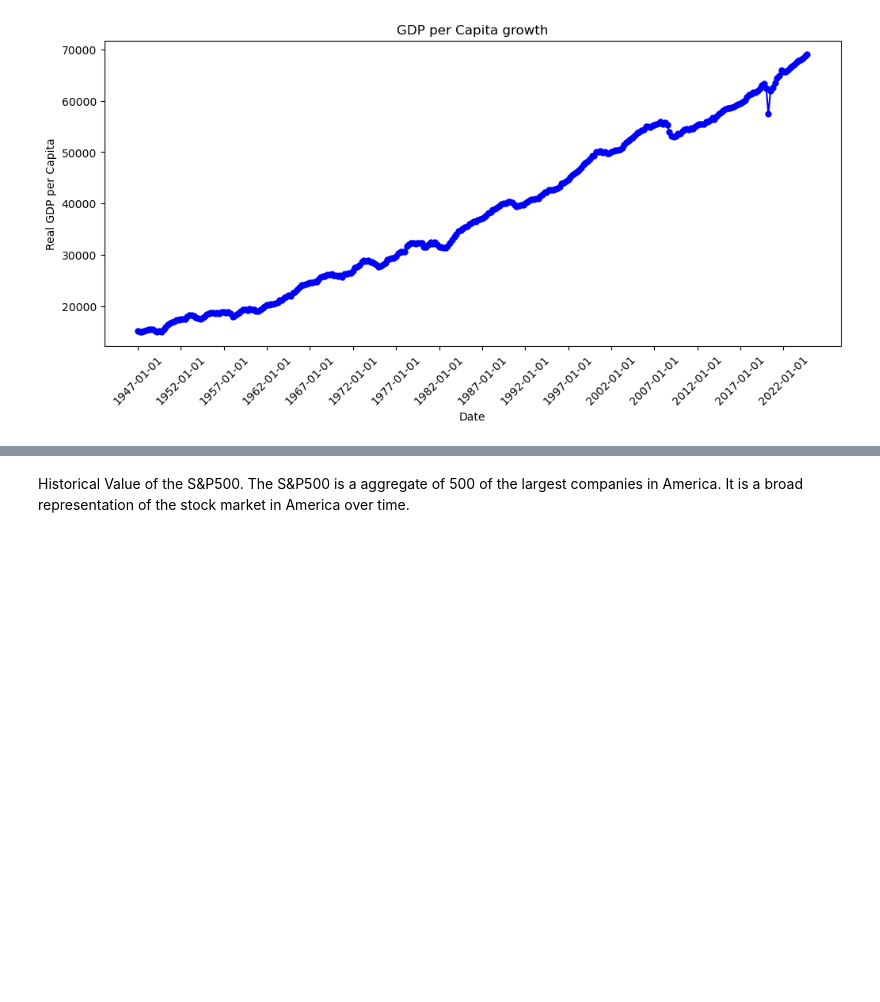
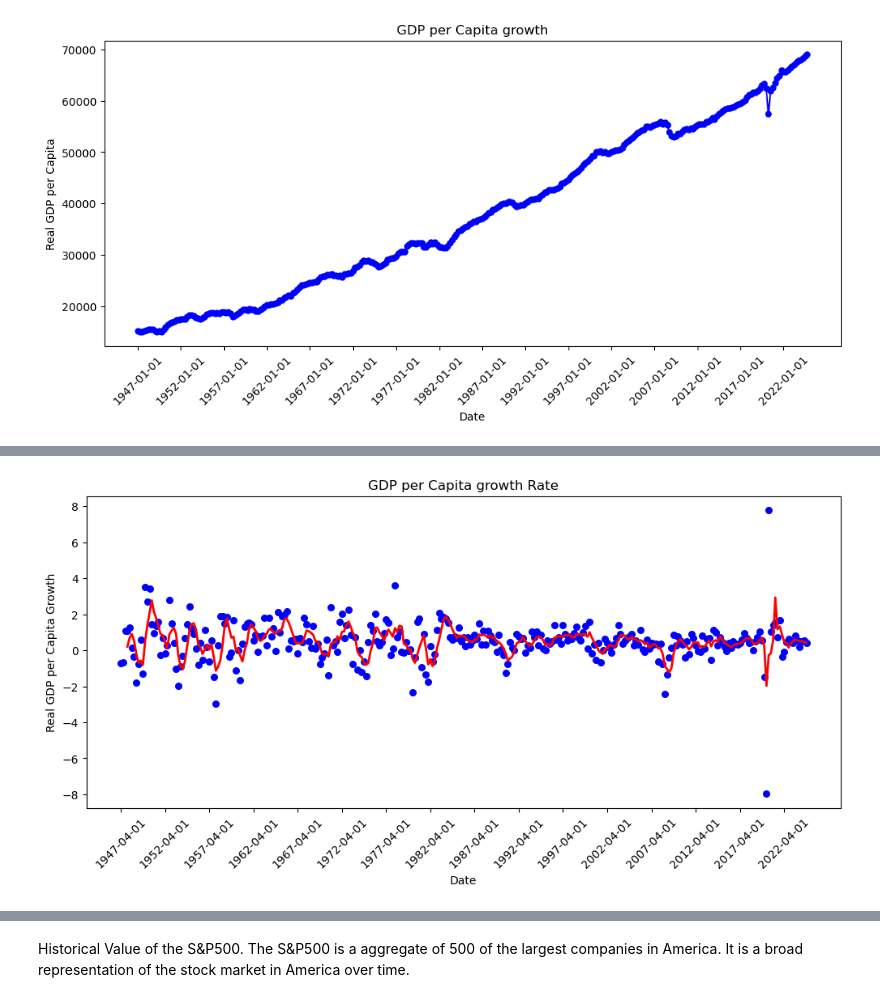
Before and after one commit to ArjunaBazaz/Presidential_Approval_Rating_Prediction, a Jupyter notebook: SCRIPTS/2_preliminary_data_analysis.ipynb, the cells around one changed output, grey strips where cells are left out. Drawn from its saved outputs; the diff is of its cells as text; code cells hidden in the pictures; blank space fills up the shorter version.

```diff
--- a/SCRIPTS/2_preliminary_data_analysis.ipynb
+++ b/SCRIPTS/2_preliminary_data_analysis.ipynb
@@ -43,0 +124,21 @@ plt.show()
+# %%
+df = pd.read_csv(r"..\DATA\real_GDP_per_capita_daily_change.csv")
+
+df['observation_date'] = pd.to_datetime(df['observation_date'])
+
+df['rolling_avg'] = df['Change'].rolling(window=4).mean()
+
+plt.figure(figsize=(12, 5))
+
+plt.scatter(df['observation_date'], df['Change'], color='blue', s=30, label="Quarterly Change")
+
+plt.plot(df['observation_date'], df['rolling_avg'], color='red', linewidth=2, label="Yearly Rolling Average")
+
+plt.xlabel("Date")
+plt.ylabel("Real GDP per Capita Growth")
+plt.title("GDP per Capita growth Rate")
+plt.xticks(df['observation_date'][::20], rotation=45)
+
+plt.show()
+# %% [output]
+[figure, added]
```
Also changed, not shown: parts of 6 cells of this notebook, 3 other files.
